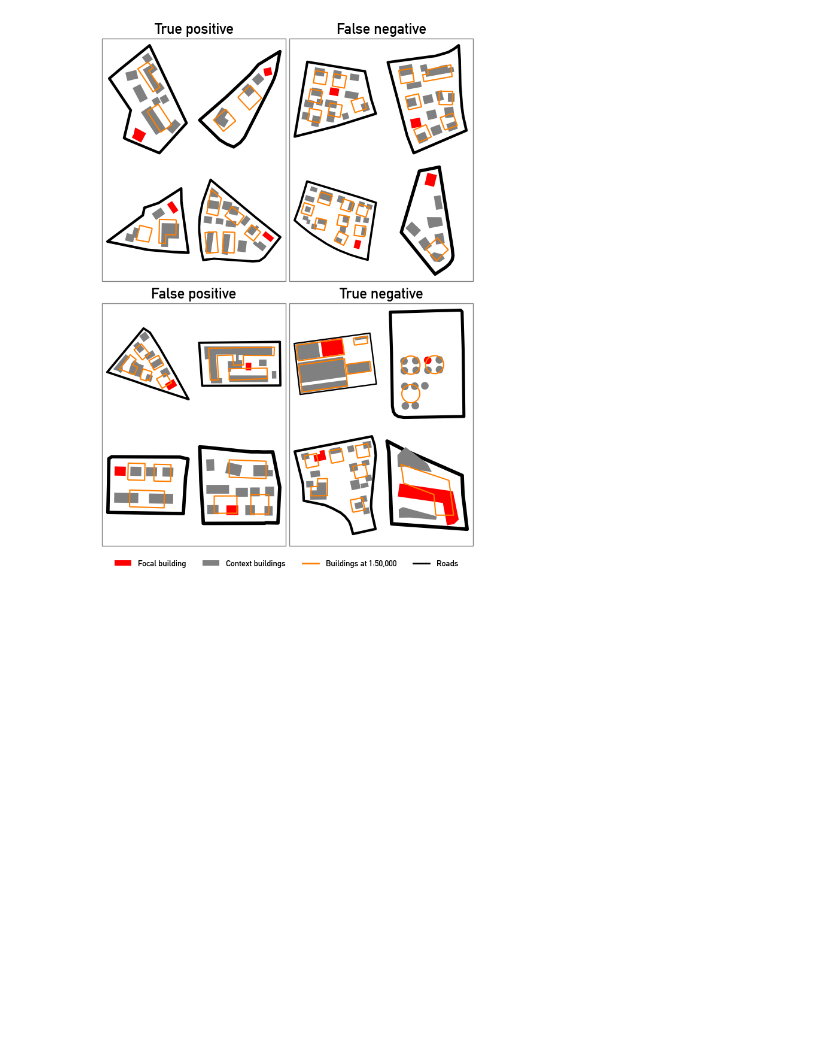
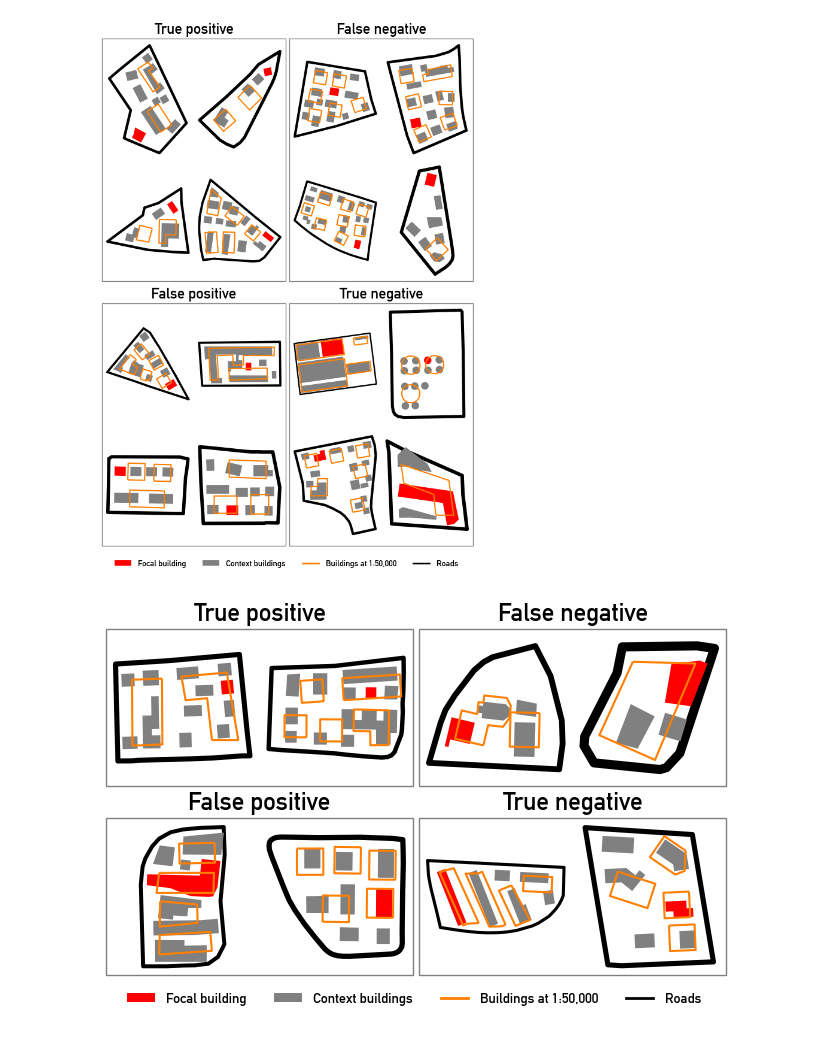
Before and after one commit to jorissenn/genops, a Jupyter notebook: 50_stratification_predictions.ipynb, the cells around one changed output. Cells and saved outputs as stored; diff of their text form; code cells hidden in the pictures; blank space fills up the shorter version.

Commit message:
implemented visual evaluation for multi-operator model

```diff
--- a/50_stratification_predictions.ipynb
+++ b/50_stratification_predictions.ipynb
@@ -294,4 +294,7 @@ street_blocks = read_table_from_db(engine, "street_blocks_dkm50", geom=True)
 
 # read buildings at 1:50,000
 buildings_dkm50 = read_table_from_db(engine, "buildings_dkm50", geom=True)
+
+# save figures?
+save_figures = True
 # %%
@@ -328,11 +404,21 @@ def visualize_samples(operator, uuids_illustration, save=False):
     '''Given an operator and a dictionary of UUIDs, produces a figure that illustrates some examples for true / false positives / negatives.'''
     assert operator in ("elimination", "aggregation", "typification", "displacement", "enlargement")
 
+    # different layout based on operator
+    if operator == "elimination":
+        n_subplots = 4
+        figsize = (8,11)
+        hspace = 0.09
+    else:
+        n_subplots = 2
+        figsize = (8,4.5)
+        hspace = 0.2
+
     # set up the overall figure
-    fig = plt.figure(figsize=(8,11))
+    fig = plt.figure(figsize=figsize)
 
     # main GridSpec for the four main groups, with custom spacing
-    main_grid = gridspec.GridSpec(2, 2, figure=fig, wspace=0.02, hspace=0.09)
+    main_grid = gridspec.GridSpec(2, 2, figure=fig, wspace=0.02, hspace=hspace)
 
     # define the sections for "true positive", "false negative", "false positive", "true negative"
     sections = ["true positive", "false negative", "false positive", "true negative"]
@@ -343,13 +429,13 @@ def visualize_samples(operator, uuids_illustration, save=False):
     # loop through the main GridSpec positions
     for i, section in enumerate(sections):
         # create a nested GridSpec within each main section
-        nested_grid = gridspec.GridSpecFromSubplotSpec(2, 2, subplot_spec=main_grid[i], wspace=0.0, hspace=0.0)
+        nested_grid = gridspec.GridSpecFromSubplotSpec(int(n_subplots/2), 2, subplot_spec=main_grid[i], wspace=0.0, hspace=0.0)
 
         # list to store axes for current group
         axes_list = []
 
         # create subplots within each nested GridSpec
-        for j in range(4):
+        for j in range(n_subplots):
             ax = fig.add_subplot(nested_grid[j])
             ax.set_xticks([])
             ax.set_yticks([])
@@ -417,2 +503,6 @@ visualize_samples(operator="elimination", uuids_illustration=uuids_illustration,
 # %% [output]
 [figure]
+# %%
+visualize_samples(operator="aggregation", uuids_illustration=uuids_illustration, save=save_figures)
+# %% [output]
+[figure, added]
```
Also changed, not shown: parts of 5 cells of this notebook.
